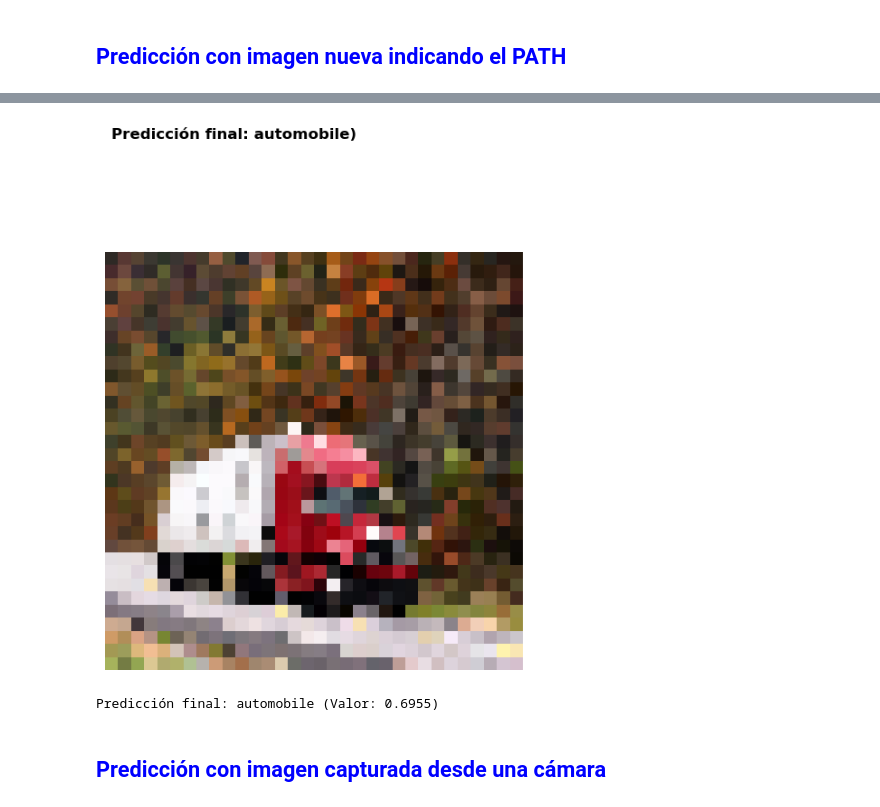
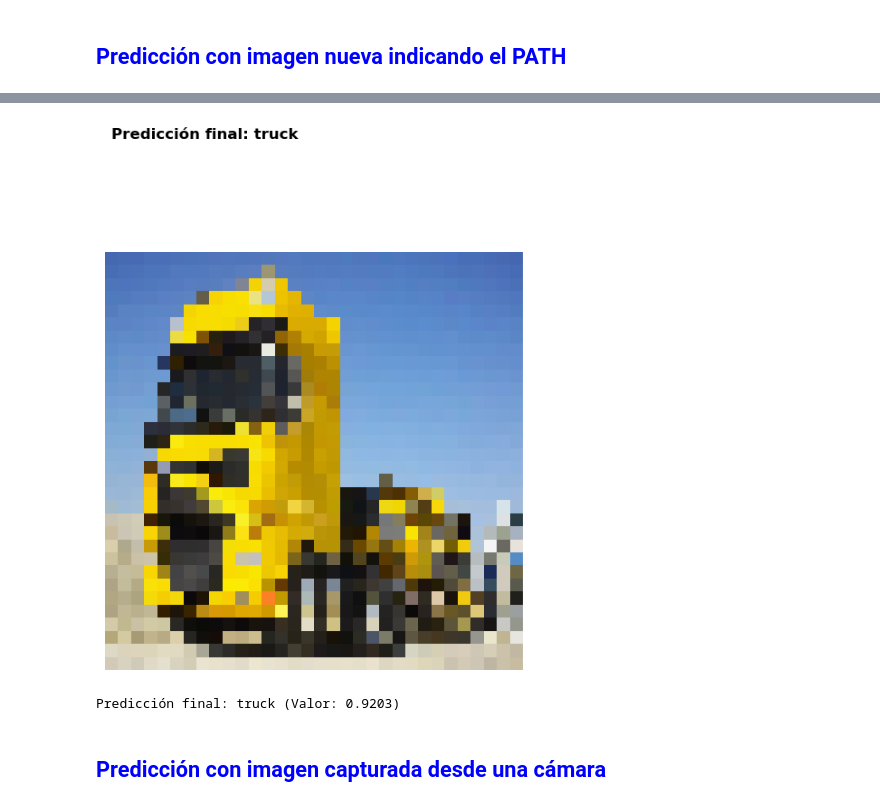
Before and after one commit to CosmicAdc/RedesNeuronales, a Jupyter notebook: Nueva carpeta (23)/Parraga_Alba_Multiclases/Parraga_Alba_MultiClase.ipynb, the cells around one changed output, grey strips where cells are left out. Saved outputs shown, nothing was run; the diff lists cells and outputs as text; code cells hidden in the pictures.

```diff
--- a/Nueva carpeta (23)/Parraga_Alba_Multiclases/Parraga_Alba_MultiClase.ipynb
+++ b/Nueva carpeta (23)/Parraga_Alba_Multiclases/Parraga_Alba_MultiClase.ipynb
@@ -438,7 +441,7 @@ import matplotlib.pyplot as plt
 import numpy as np
 
 # Ruta de la imagen en tu escritorio
-image_path = "camion.jpg"
+image_path = "cam.jpg"
 
 # Cargar la imagen
 image = cv2.imread(image_path)
@@ -469,7 +472,7 @@ predicted_class_value = predictions[predicted_class_index]
 fig = plt.figure(figsize=(6, 6))
 plt.imshow(cv2.cvtColor(resized_image, cv2.COLOR_BGR2RGB))
 plt.axis('off')
-plt.text(0, -10, 'Predicción final: {})'.format(predicted_class_name), fontsize=12, fontweight='bold', color='black', ha='left', va='top')
+plt.text(0, -10, 'Predicción final: {}'.format(predicted_class_name), fontsize=12, fontweight='bold', color='black', ha='left', va='top')
 plt.show()
 
 print('Predicción final: {} (Valor: {:.4f})'.format(predicted_class_name, predicted_class_value))
@@ -478,5 +481,5 @@ print('Predicción final: {} (Valor: {:.4f})'.format(predicted_class_name, predi
-[figure, old version]
+[figure, new version]
-Predicción final: automobile (Valor: 0.6955)
+Predicción final: truck (Valor: 0.9203)
 # %% [markdown]
 ##  <span style="color:BLUE">Predicción con imagen capturada desde una cámara</span>
 # %%
```
Also changed, not shown: parts of 14 cells of this notebook, 3 other files.
